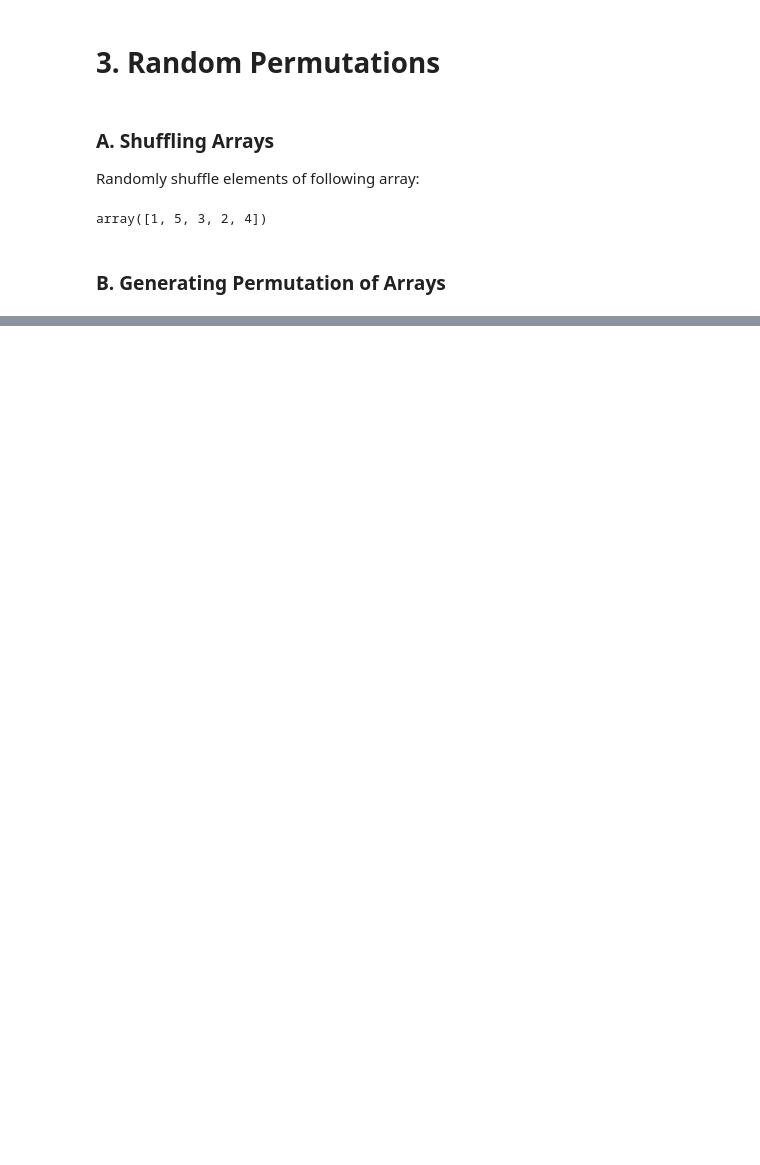
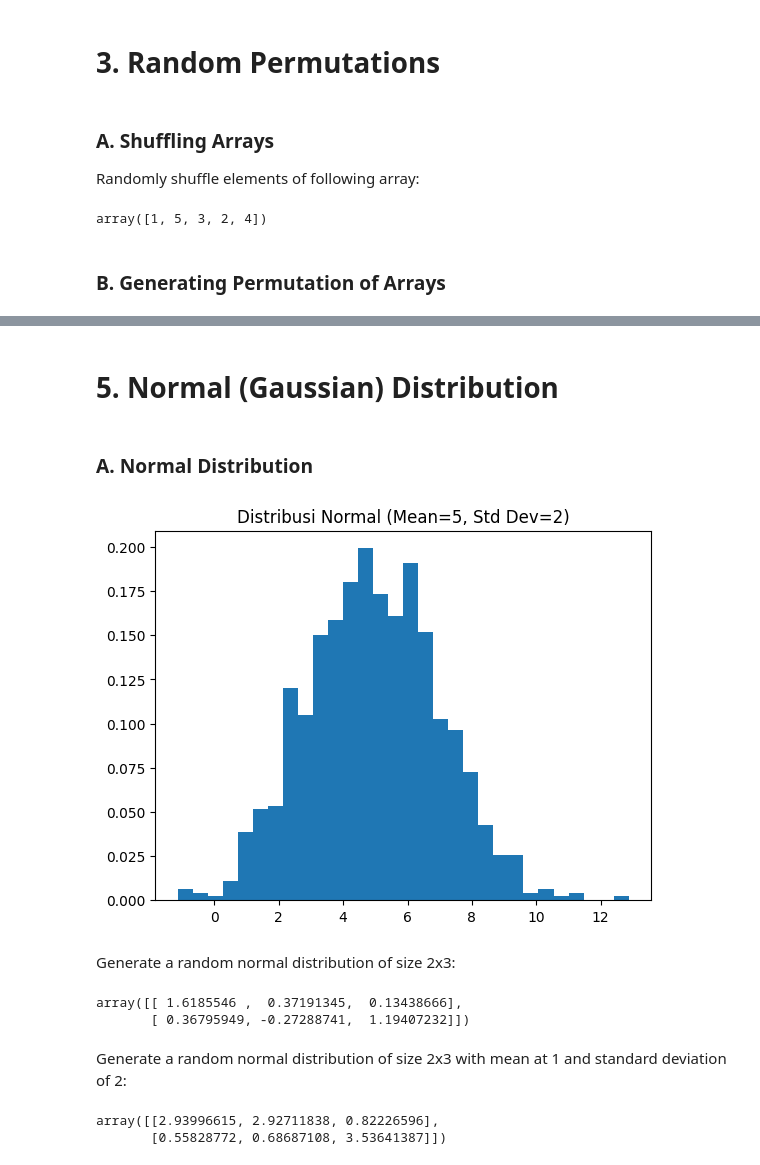
Before and after one commit to LatiefDataVisionary/numpy-with-w3schools, a Jupyter notebook: numpy_random.ipynb, the cells around one changed output, grey strips where cells are left out. Cells and saved outputs as stored; diff of their text form; code cells hidden in the pictures; blank space fills up the shorter version.

```diff
--- a/numpy_random.ipynb
+++ b/numpy_random.ipynb
@@ -152,0 +153,32 @@ print(newarr)
+# %% [markdown]
+# **5. Normal (Gaussian) Distribution**
+# %% [markdown]
+### **A. Normal Distribution**
+# %%
+import matplotlib.pyplot as plt
+
+# Membuat distribusi normal dengan mean 5 dan standar deviasi 2
+data = np.random.normal(loc=5, scale=2, size=1000)
+
+# Visualisasi data
+plt.hist(data, bins=30, density=True)
+plt.title('Distribusi Normal (Mean=5, Std Dev=2)')
+plt.show()
+# %% [output]
+[figure, added]
+# %% [markdown]
+Generate a random normal distribution of size 2x3:
+# %%
+x = random.normal(size=(2,3))
+x
+# %% [output]
+array([[ 1.6185546 ,  0.37191345,  0.13438666],
+       [ 0.36795949, -0.27288741,  1.19407232]])
+# %% [markdown]
+Generate a random normal distribution of size 2x3 with mean at 1 and standard deviation of 2:
+# %%
+x = random.normal(loc=1, scale=2, size=(2,3))
+x
+# %% [output]
+array([[2.93996615, 2.92711838, 0.82226596],
+       [0.55828772, 0.68687108, 3.53641387]])
```
Also changed, not shown: parts of 15 cells of this notebook.
